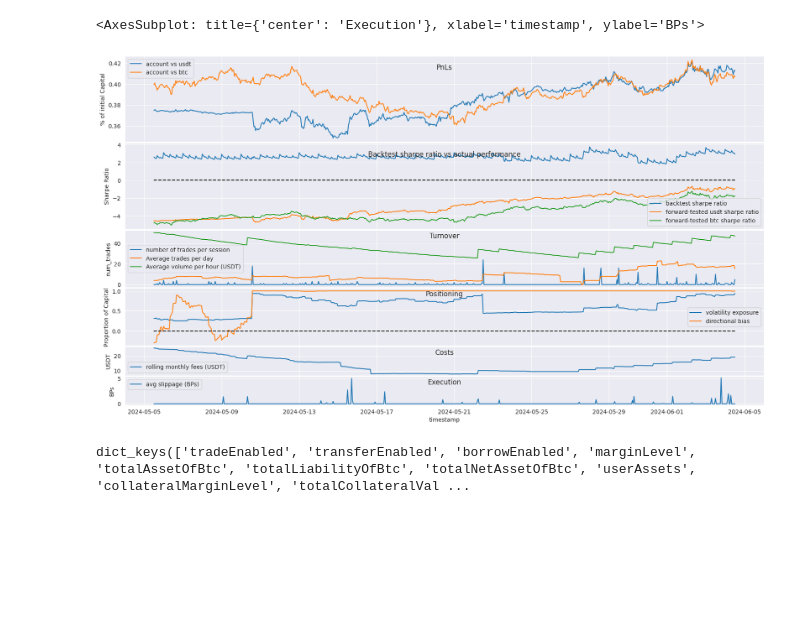
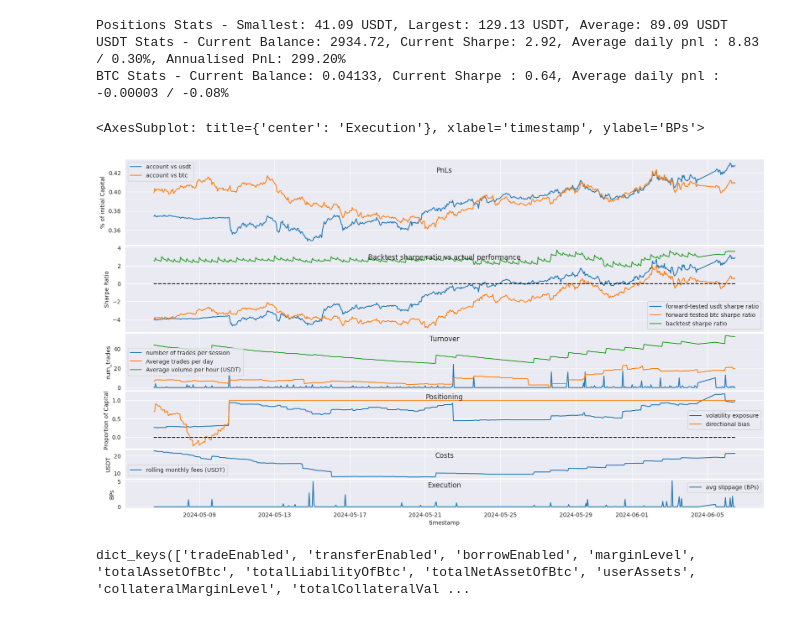
Before and after one commit to codebiscuits/modular_trader, a Jupyter notebook: continuous/inspect_session_records.ipynb, the cells around one changed output. Saved outputs shown, nothing was run; the diff lists cells and outputs as text; code cells hidden in the pictures; blank space fills up the shorter version.

```diff
--- a/continuous/inspect_session_records.ipynb
+++ b/continuous/inspect_session_records.ipynb
@@ -73,6 +76,13 @@ bias_num = [sum(z.values()) for z in allos]
 bias_denom = [sum(z.values()) for z in abs_allos]
 bias = pl.Series([x/y for x, y in zip(bias_num, bias_denom)])
 
+capital = [x['usdt_net'] for x in session_records]
+both = zip(allos, capital)
+sizes = [{k: (abs(v) * c) for k, v in a.items()} for a, c in both]
+smallest = min(sizes[-1].values())
+largest = max(sizes[-1].values())
+avg_size = stats.mean(sizes[-1].values())
+
 pred_exp = pl.Series([sum([abs(v) for v in z.values()]) for z in allos]) * 2
 
 sr_2 = pl.Series([0.0] * (len(sr) - len(sr_2))).extend(sr_2)
@@ -80,11 +90,13 @@ sr_3 = pl.Series([0.0] * (len(sr) - len(sr_3))).extend(sr_3)
 
 trades_1h = trades_1h.tail(len(sr))
 
-sharpe_lb = 1440# 168 = 1 week, 720 = 30 days, 2190 = 1Q, 8760 = 1 year
+sharpe_lb = 720# 168 = 1 week, 720 = 30 days, 2190 = 1Q, 8760 = 1 year
 sr = sr.with_columns(
     pl.col('timestamp').mul(1000).cast(pl.Int64).cast(pl.Datetime(time_zone='UTC', time_unit='ms')),
     pl.col('usdt_net').truediv(sr.item(0, 'usdt_net')).alias('usdt_pnl_pct'),
     pl.col('btc_net').truediv(sr.item(0, 'btc_net')).alias('btc_pnl_pct'),
+    pl.col('usdt_net').diff(24).ewm_mean(span=sharpe_lb).alias('usdt_avg_daily_pnl'),
+    pl.col('btc_net').diff(24).ewm_mean(span=sharpe_lb).alias('btc_avg_daily_pnl'),
     pl.col('usdt_net').pct_change().ewm_mean(span=sharpe_lb, min_periods=48).mul(8760).truediv(pl.col('usdt_net').pct_change().ewm_std(span=sharpe_lb, min_periods=48).mul(92)).alias('usdt_sharpe'),
     pl.col('btc_net').pct_change().ewm_mean(span=sharpe_lb, min_periods=48).mul(8760).truediv(pl.col('btc_net').pct_change().ewm_std(span=sharpe_lb, min_periods=48).mul(92)).alias('btc_sharpe'),
     pl.lit(1.0).sub(pl.col('usdt_net').rolling_max(window_size=100_000, min_periods=1).sub(pl.col('usdt_net')).truediv(pl.col('usdt_net').rolling_max(window_size=100_000, min_periods=1))).alias('usdt_dd'),
@@ -97,10 +109,26 @@ sr = sr.with_columns(
     sr_2.alias('bt_sharpe'),
     sr_3.alias('volatility_exposure'),
     bias.alias('bias'),
-    pl.col('usdt_net').diff(24).ewm_mean(span=720).alias('avg_daily_pnl_usdt'),
-    pl.col('btc_net').diff(24).ewm_mean(span=720).alias('avg_daily_pnl_btc'),
     # pred_exp.alias('pred_exp')
-).tail(720)
+).tail(sharpe_lb)
+
+daily_pnl = sr.item(-1, 'usdt_avg_daily_pnl') / sr.item(-1, 'usdt_net')
+ann_pnl = (daily_pnl + 1) ** 365
+
+print(
+    f"Positions Stats - Smallest: {smallest:.2f} USDT, Largest: {largest:.2f} USDT, Average: {avg_size:.2f} USDT"
+)
+print(
+    f"USDT Stats - Current Balance: {sr.item(-1, 'usdt_net'):.2f}, "
+    f"Current Sharpe: {sr.item(-1, 'usdt_sharpe'):.2f}, "
+    f"Average daily pnl : {sr.item(-1, 'usdt_avg_daily_pnl'):.2f} / {daily_pnl:.2%}, "
+    f"Annualised PnL: {ann_pnl:.2%}"
+)
+print(
+    f"BTC Stats - Current Balance: {sr.item(-1, 'btc_net'):.5f}, "
+    f"Current Sharpe : {sr.item(-1, 'btc_sharpe'):.2f}, "
+    f"Average daily pnl : {sr.item(-1, 'btc_avg_daily_pnl'):.5f} / {sr.item(-1, 'btc_avg_daily_pnl') / sr.item(-1, 'btc_net'):.2%}"
+)
 
 fig, ax = plt.subplots(nrows=6, figsize=(20, 11), gridspec_kw=dict(height_ratios=[3, 3, 2, 2, 1, 1]), sharex=True)
 fig.subplots_adjust(hspace = 0.02)
@@ -113,36 +141,39 @@ ax[5].set_ylabel(ylabel='BPs')
 ax[0].set_title('PnLs', y=0.8)
 ax[1].set_title('Backtest sharpe ratio vs actual performance', y=0.8)
 ax[2].set_title('Turnover', y=0.8)
 ax[3].set_title('Positioning', y=0.8)
 ax[4].set_title('Costs', y=0.6)
 ax[5].set_title('Execution', y=0.6)
 
 sns.lineplot(data=sr, x='timestamp', y='usdt_pnl_pct', label='account vs usdt', ax=ax[0])
 sns.lineplot(data=sr, x='timestamp', y='btc_pnl_pct', label='account vs btc', ax=ax[0])
 # sns.lineplot(data=sr, x='timestamp', y='usdt_dd', label='drawdown vs usdt', ax=ax[0])
 # sns.lineplot(data=sr, x='timestamp', y='btc_dd', label='drawdown vs btc', ax=ax[0])
 
-sns.lineplot(data=sr, x='timestamp', y='bt_sharpe', label='backtest sharpe ratio', ax=ax[1])
 sns.lineplot(data=sr, x='timestamp', y='usdt_sharpe', label='forward-tested usdt sharpe ratio', ax=ax[1])
 sns.lineplot(data=sr, x='timestamp', y='btc_sharpe', label='forward-tested btc sharpe ratio', ax=ax[1])
+sns.lineplot(data=sr, x='timestamp', y='bt_sharpe', label='backtest sharpe ratio', ax=ax[1])
 sns.lineplot(data=sr, x='timestamp', y=0, color='black', linestyle='--', ax=ax[1])
 
 sns.lineplot(data=sr, x='timestamp', y='num_trades', label='number of trades per session', ax=ax[2])
 sns.lineplot(data=sr, x='timestamp', y='avg_trades', label='Average trades per day', ax=ax[2])
 sns.lineplot(data=sr, x='timestamp', y='avg_hourly_volume', label='Average volume per hour (USDT)', ax=ax[2])
 
 sns.lineplot(data=sr, x='timestamp', y='volatility_exposure', label='volatility exposure', ax=ax[3])
 sns.lineplot(data=sr, x='timestamp', y='bias', label='directional bias', ax=ax[3])
 # sns.lineplot(data=sr, x='timestamp', y='pred_exp', label='predicted exposure', ax=ax[3])
 sns.lineplot(data=sr, x='timestamp', y=0, color='black', linestyle='--', ax=ax[3])
 
 sns.lineplot(data=sr, x='timestamp', y='rolling_monthly_fees', label='rolling monthly fees (USDT)', ax=ax[4])
 sns.lineplot(x=sr['timestamp'], y=sr['avg_slippage']*10_000, label='avg slippage (BPs)', ax=ax[5])
 
 # statistics
 # %% [output]
-<AxesSubplot: title={'center': 'Execution'}, xlabel='timestamp', ylabel='BPs'>
+Positions Stats - Smallest: 41.09 USDT, Largest: 129.13 USDT, Average: 89.09 USDT
+USDT Stats - Current Balance: 2934.72, Current Sharpe: 2.92, Average daily pnl : 8.83 / 0.30%, Annualised PnL: 299.20%
+BTC Stats - Current Balance: 0.04133, Current Sharpe : 0.64, Average daily pnl : -0.00003 / -0.08%
+<AxesSubplot: title={'center': 'Execution'}, xlabel='timestamp', ylabel='BPs'>
-[figure, old version]
+[figure, new version]
 # %%
 from binance.client import Client as Client_b
 import mt.resources.keys as keys
```
Also changed, not shown: parts of 3 cells of this notebook, 1 other file.
